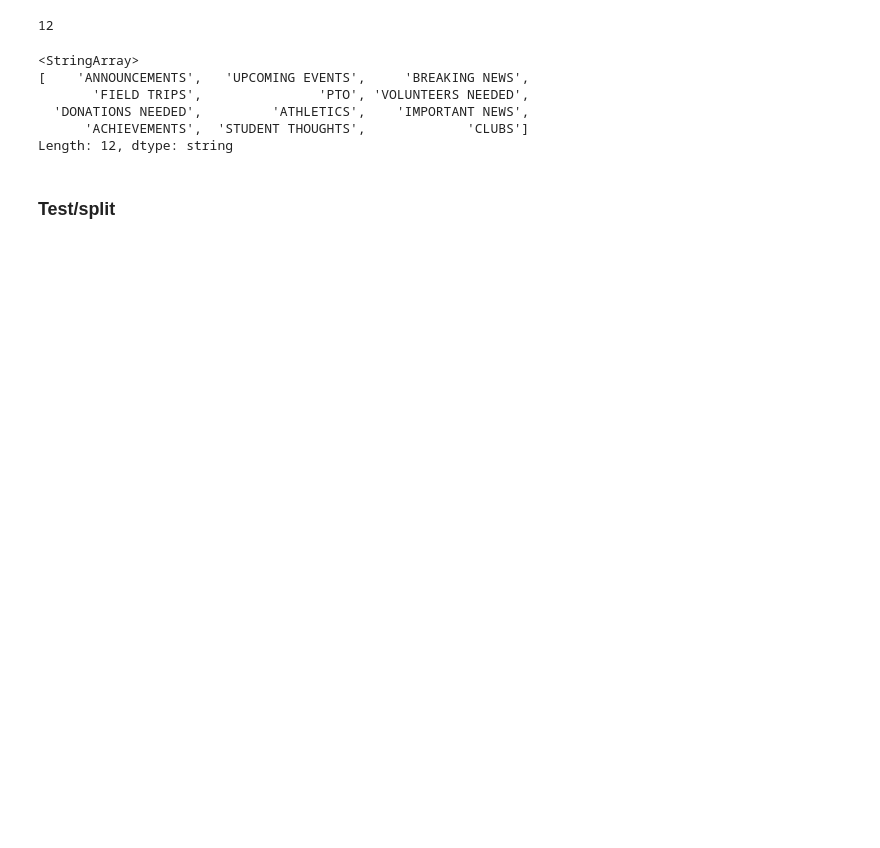
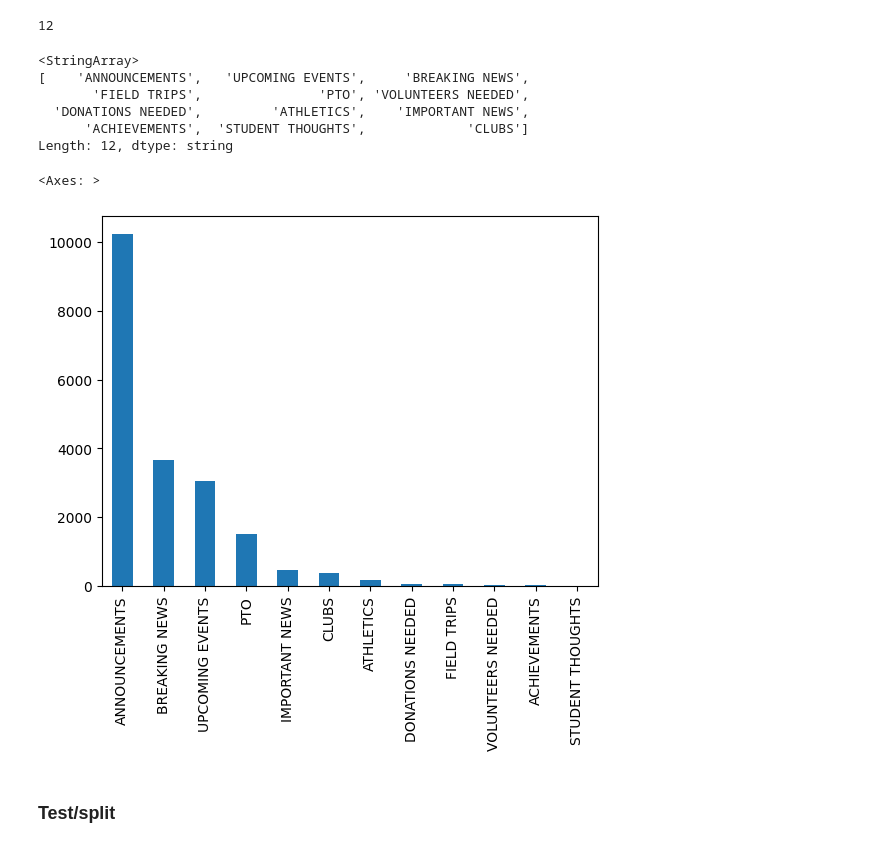
Before and after one commit to vicky545/Data602, a Jupyter notebook: MidTerm/mid-term.ipynb, the cells around one changed output. Cells and saved outputs as stored; diff of their text form; code cells hidden in the pictures; blank space fills up the shorter version.

```diff
--- a/MidTerm/mid-term.ipynb
+++ b/MidTerm/mid-term.ipynb
@@ -112,6 +116,14 @@ df.category.unique()
   'DONATIONS NEEDED',         'ATHLETICS',    'IMPORTANT NEWS',
       'ACHIEVEMENTS',  'STUDENT THOUGHTS',             'CLUBS']
 Length: 12, dtype: string
+# %%
+value_counts = df['category'].value_counts()
+
+# Create bar plot
+value_counts.plot(kind='bar')
+# %% [output]
+<Axes: >
+[figure, added]
 # %% [markdown]
 ### Test/split
 # %%
```
Also changed, not shown: parts of 11 cells of this notebook.
